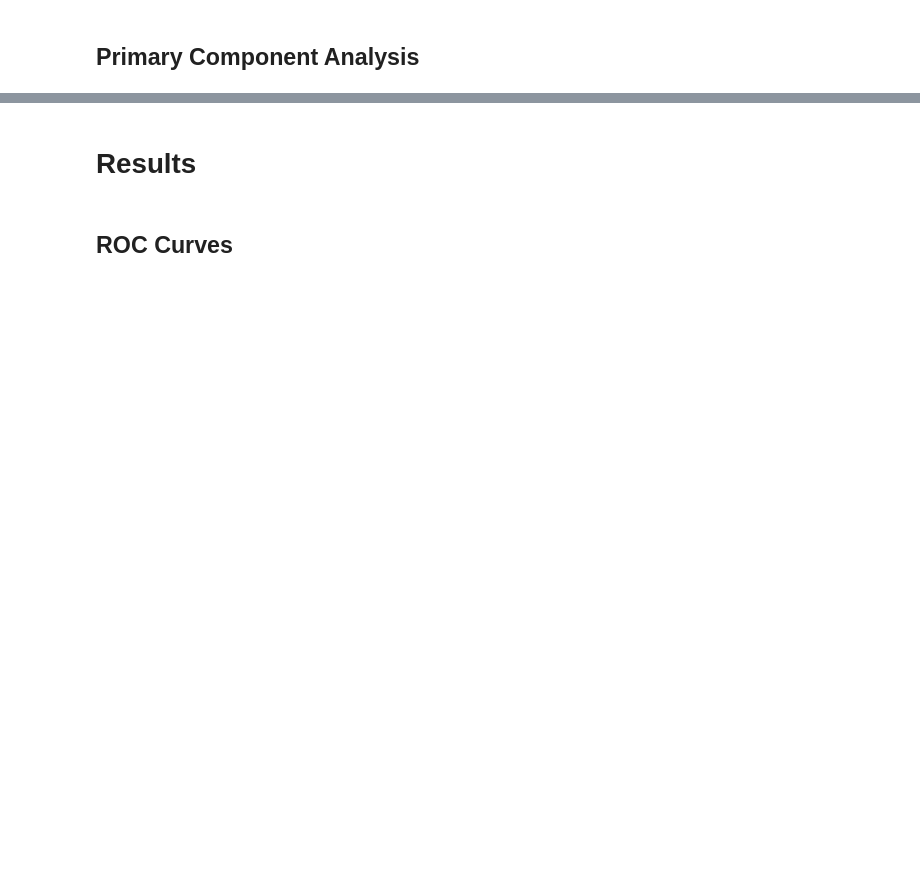
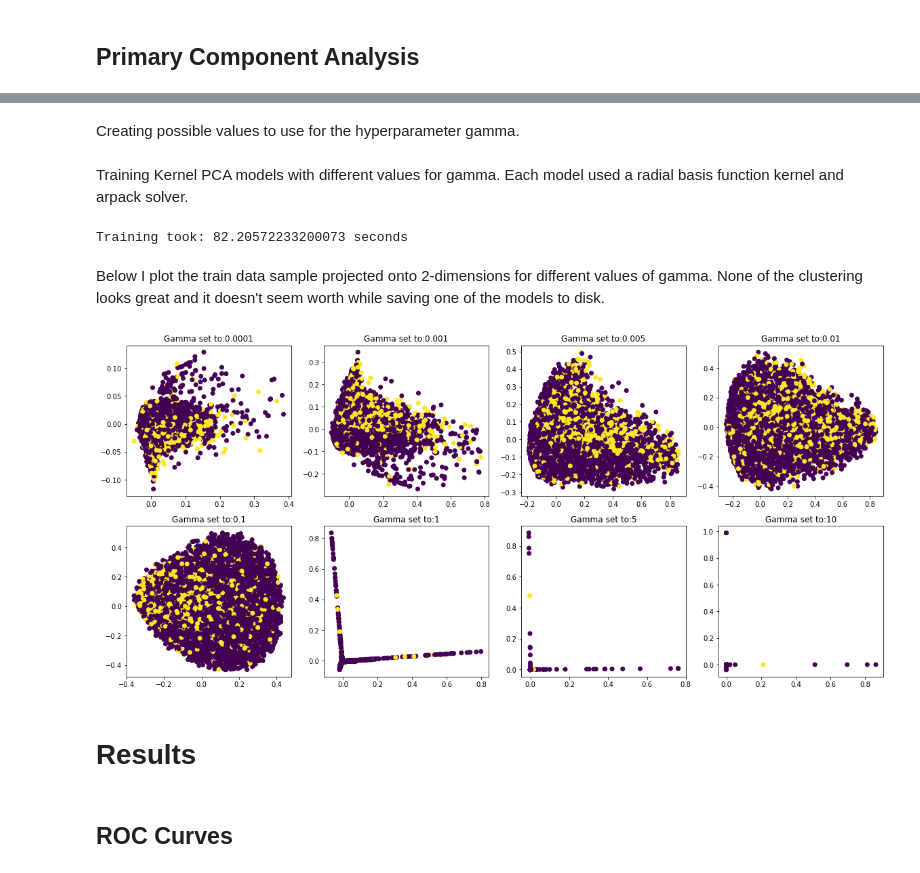
Before and after one commit to gradnerj/cs6600-class-project, a Jupyter notebook: cs5600-final-project.ipynb, the cells around one changed output, grey strips where cells are left out. Cells and saved outputs as stored; diff of their text form; code cells hidden in the pictures; blank space fills up the shorter version.

```diff
--- a/cs5600-final-project.ipynb
+++ b/cs5600-final-project.ipynb
@@ -1608,3 +1717,34 @@ dump(ipca,'ipca.joblib')
+# %%
+X_subset = x_train_s.sample(15000)
+y_subset = y_train_s.loc[X_subset.index]
+# %% [markdown]
+Creating possible values to use for the hyperparameter gamma.
+# %%
+Gamma = [0.0001, 0.001, 0.005, 0.01, 0.1, 1, 5, 10]
+transformed_datasets = []
+# %% [markdown]
+Training Kernel PCA models with different values for gamma. Each model used a radial basis function kernel and arpack solver.
+# %%
+starttime = time.time()
+for g in Gamma:
+    kpca = KernelPCA(n_components=2, kernel='rbf', eigen_solver='arpack', gamma=g, random_state=10, copy_X=False, n_jobs=6)
+    X_kpca = kpca.fit_transform(X_subset)
+    transformed_datasets.append(X_kpca)
+print('Training took:', time.time() - starttime, 'seconds')
+# %% [output]
+Training took: 82.20572233200073 seconds
+# %% [markdown]
+Below I plot the train data sample projected onto 2-dimensions for different values of gamma. None of the clustering looks great and it doesn't seem worth while saving one of the models to disk.
+# %%
+fig=plt.figure(figsize=(20,9))
+i = 1
+for data in transformed_datasets:
+    ax = fig.add_subplot(2,4,i)
+    ax.scatter(data[:,0], data[:,1], c = y_subset.values)
+    ax.set_title('Gamma set to:' + str(Gamma[i-1]))
+    i = i + 1
+# %% [output]
+[figure, added]
 # %% [markdown]
 <a id="results"></a>
 # Results
```
Also changed, not shown: parts of 61 cells of this notebook.
